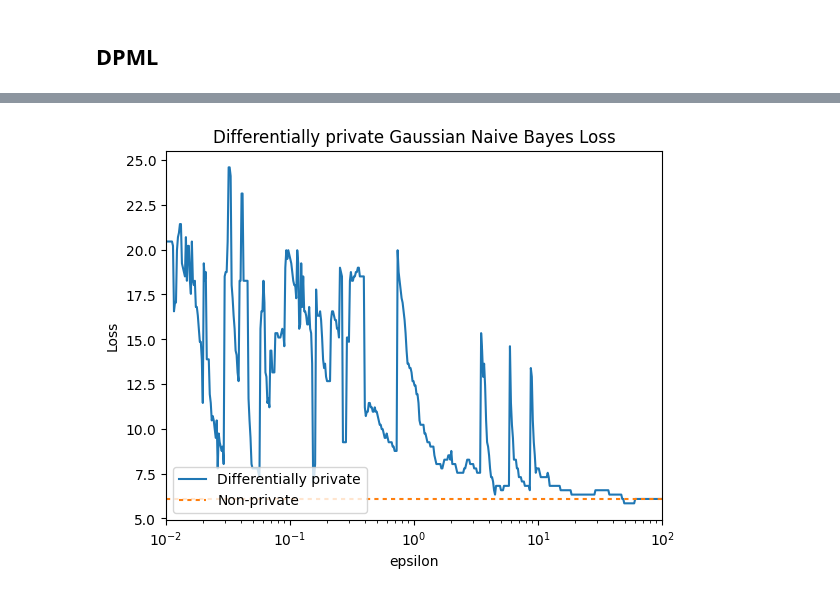
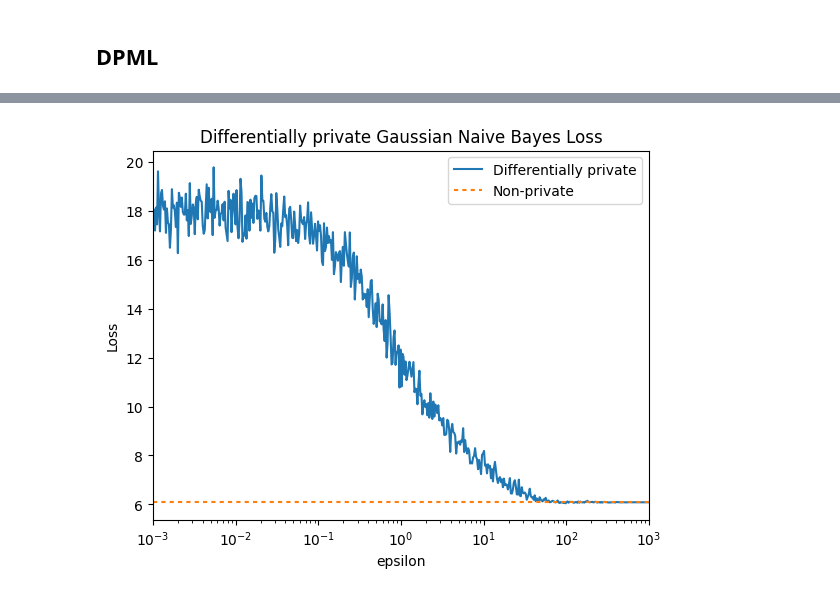
Before and after one commit to y00628/dpml-nhanes-vitamin, a Jupyter notebook: heart_disease_uci_dpml (1).ipynb, the cells around one changed output, grey strips where cells are left out. Cells and saved outputs as stored; diff of their text form; code cells hidden in the pictures.

Commit message:
added plots, retrained dp models with more runs

```diff
--- a/heart_disease_uci_dpml (1).ipynb
+++ b/heart_disease_uci_dpml (1).ipynb
@@ -506,0 +308,14 @@ for epsilon in epsilons:
+# %%
+import matplotlib.pyplot as plt
+import pickle
+
+epsilons, baseline, loss = pickle.load(open("lr_loss_500.p", "rb"))
+
+plt.semilogx(epsilons, loss, label="Differentially private")
+plt.plot(epsilons, np.ones_like(epsilons) * baseline, dashes=[2,2], label="Non-private")
+plt.title("Differentially private logistic regression loss")
+plt.xlabel("epsilon")
+plt.ylabel("Loss")
+plt.xlim(epsilons[0], epsilons[-1])
+plt.legend(loc=3)
+plt.show()
@@ -507,6 +388,5 @@ for epsilon in epsilons:
 # %%
-import pickle
-pickle.dump((epsilons, np.mean(y_test == y_pred), accuracy), open("lr_accuracy_500.p", "wb" ) )
+epsilons, baseline, accuracy = pickle.load(open("gnb_accuracy_500.p", "rb"))
 
 plt.semilogx(epsilons, accuracy, label="Differentially private")
 plt.plot(epsilons, np.ones_like(epsilons) * baseline, dashes=[2,2], label="Non-private")
@@ -522,14 +415,15 @@ plt.show()
+# %%
+pickle.dump((epsilons, log_loss(y_test, y_pred), list(avg_errors.values())), open("gnb_loss_500.p", "wb" ) )
+epsilons, baseline, loss = pickle.load(open("gnb_loss_500.p", "rb"))
 # %%
-pickle.dump((epsilons, log_loss(y_test, y_pred), losses), open("lr_loss_500.p", "wb" ) )
-
-plt.semilogx(epsilons, losses, label="Differentially private")
+plt.semilogx(epsilons, loss, label="Differentially private")
 plt.plot(epsilons, np.ones_like(epsilons) * log_loss(y_test, y_pred), dashes=[2,2], label="Non-private")
 plt.title("Differentially private Gaussian Naive Bayes Loss")
 plt.xlabel("epsilon")
 plt.ylabel("Loss")
 
 plt.xlim(epsilons[0], epsilons[-1])
-plt.legend(loc=3)
+plt.legend(loc=0)
 plt.show()
 # %% [output]
-[figure, old version]
+[figure, new version]
```
Also changed, not shown: parts of 32 cells of this notebook, 15 other files.
